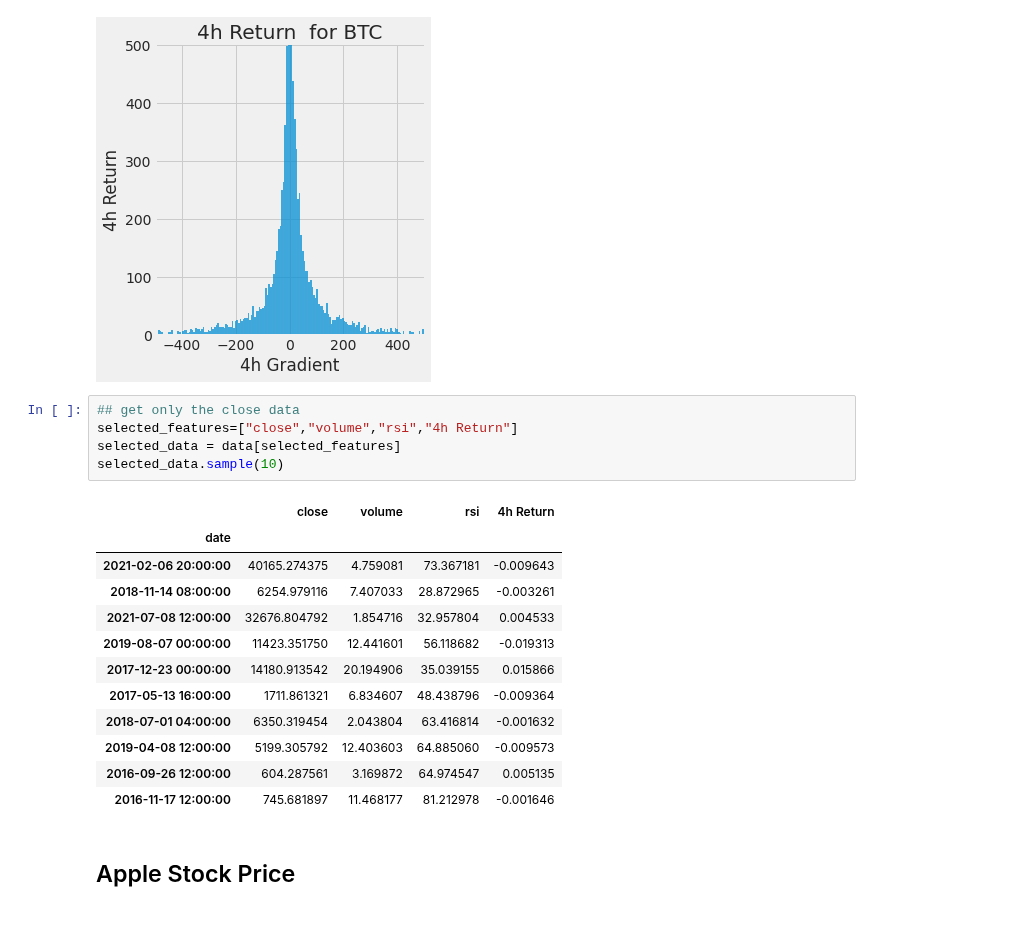
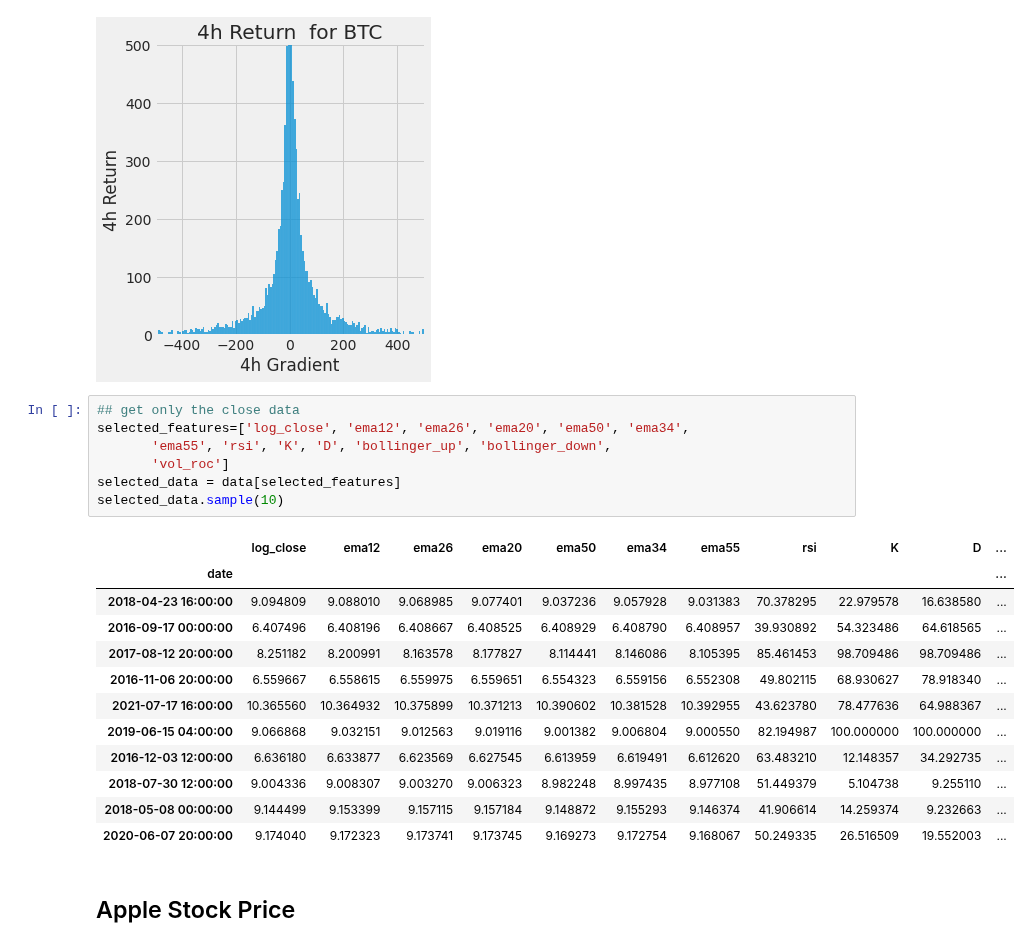
Before and after one commit to timjab92/cryptotrading-indicator, a Jupyter notebook: notebooks/BTC_pred(Ivan).ipynb, the cells around one changed output. Cells and saved outputs as stored; diff of their text form.

```diff
--- a/notebooks/BTC_pred(Ivan).ipynb
+++ b/notebooks/BTC_pred(Ivan).ipynb
@@ -213,22 +213,24 @@ plt.title(f"4h Return  for {coin_selection}");
 [figure]
 # %%
 ## get only the close data
-selected_features=["close","volume","rsi","4h Return"]
+selected_features=['log_close', 'ema12', 'ema26', 'ema20', 'ema50', 'ema34',
+       'ema55', 'rsi', 'K', 'D', 'bollinger_up', 'bollinger_down',
+       'vol_roc']
 selected_data = data[selected_features]
 selected_data.sample(10)
 # %% [output]
-|  | close | volume | rsi | 4h Return |
-| date |  |  |  |  |
-| 2021-02-06 20:00:00 | 40165.274375 | 4.759081 | 73.367181 | -0.009643 |
-| 2018-11-14 08:00:00 | 6254.979116 | 7.407033 | 28.872965 | -0.003261 |
-| 2021-07-08 12:00:00 | 32676.804792 | 1.854716 | 32.957804 | 0.004533 |
-| 2019-08-07 00:00:00 | 11423.351750 | 12.441601 | 56.118682 | -0.019313 |
-| 2017-12-23 00:00:00 | 14180.913542 | 20.194906 | 35.039155 | 0.015866 |
-| 2017-05-13 16:00:00 | 1711.861321 | 6.834607 | 48.438796 | -0.009364 |
-| 2018-07-01 04:00:00 | 6350.319454 | 2.043804 | 63.416814 | -0.001632 |
-| 2019-04-08 12:00:00 | 5199.305792 | 12.403603 | 64.885060 | -0.009573 |
-| 2016-09-26 12:00:00 | 604.287561 | 3.169872 | 64.974547 | 0.005135 |
-| 2016-11-17 12:00:00 | 745.681897 | 11.468177 | 81.212978 | -0.001646 |
+|  | log_close | ema12 | ema26 | ema20 | ema50 | ema34 | ema55 | rsi | K | D | ... |
+| date |  |  |  |  |  |  |  |  |  |  | ... |
+| 2018-04-23 16:00:00 | 9.094809 | 9.088010 | 9.068985 | 9.077401 | 9.037236 | 9.057928 | 9.031383 | 70.378295 | 22.979578 | 16.638580 | ... |
+| 2016-09-17 00:00:00 | 6.407496 | 6.408196 | 6.408667 | 6.408525 | 6.408929 | 6.408790 | 6.408957 | 39.930892 | 54.323486 | 64.618565 | ... |
+| 2017-08-12 20:00:00 | 8.251182 | 8.200991 | 8.163578 | 8.177827 | 8.114441 | 8.146086 | 8.105395 | 85.461453 | 98.709486 | 98.709486 | ... |
+| 2016-11-06 20:00:00 | 6.559667 | 6.558615 | 6.559975 | 6.559651 | 6.554323 | 6.559156 | 6.552308 | 49.802115 | 68.930627 | 78.918340 | ... |
+| 2021-07-17 16:00:00 | 10.365560 | 10.364932 | 10.375899 | 10.371213 | 10.390602 | 10.381528 | 10.392955 | 43.623780 | 78.477636 | 64.988367 | ... |
+| 2019-06-15 04:00:00 | 9.066868 | 9.032151 | 9.012563 | 9.019116 | 9.001382 | 9.006804 | 9.000550 | 82.194987 | 100.000000 | 100.000000 | ... |
+| 2016-12-03 12:00:00 | 6.636180 | 6.633877 | 6.623569 | 6.627545 | 6.613959 | 6.619491 | 6.612620 | 63.483210 | 12.148357 | 34.292735 | ... |
+| 2018-07-30 12:00:00 | 9.004336 | 9.008307 | 9.003270 | 9.006323 | 8.982248 | 8.997435 | 8.977108 | 51.449379 | 5.104738 | 9.255110 | ... |
+| 2018-05-08 00:00:00 | 9.144499 | 9.153399 | 9.157115 | 9.157184 | 9.148872 | 9.155293 | 9.146374 | 41.906614 | 14.259374 | 9.232663 | ... |
+| 2020-06-07 20:00:00 | 9.174040 | 9.172323 | 9.173741 | 9.173745 | 9.169273 | 9.172754 | 9.168067 | 50.249335 | 26.516509 | 19.552003 | ... |
 # %% [markdown]
 ## Apple Stock Price
 # %% [markdown]
```
Also changed, not shown: parts of 22 cells of this notebook, 5 other files.
